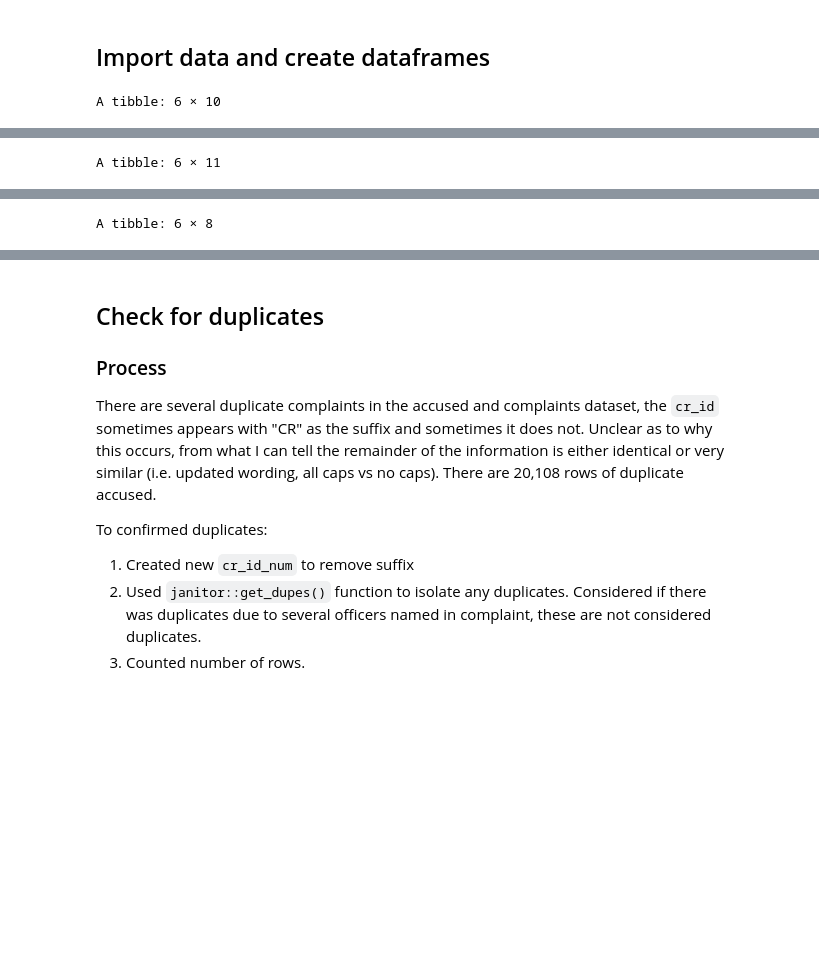
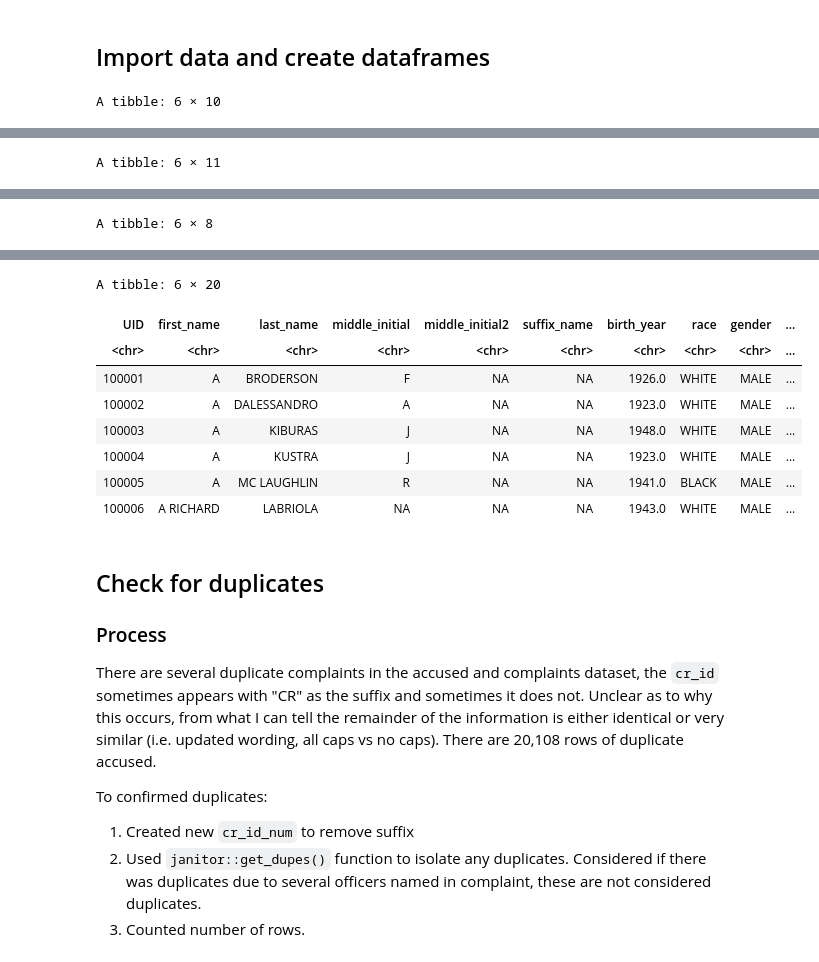
Before and after one commit to micahkwok/Group15, a Jupyter notebook: eda/EDA.ipynb, the cells around one changed output, grey strips where cells are left out. Saved outputs shown, nothing was run; the diff lists cells and outputs as text; code cells hidden in the pictures; blank space fills up the shorter version.

Commit message:
clean demographics_df

```diff
--- a/eda/EDA.ipynb
+++ b/eda/EDA.ipynb
@@ -42,39 +45,50 @@ The following objects are masked from 'package:base':
 accused_df <- read_csv("../data/accused.csv", col_type = paste(rep("c",10),collapse = ""))
 complaints_df <- read_csv("../data/complaints.csv", col_type = paste(rep("c",11),collapse = ""))
 salary_df <- read_csv("../data/salary.csv", col_types = paste(rep("c",8),collapse = ""))
+demographics_df <- read_csv("../data/demographics.csv", col_types = paste(rep("c",20), collapse = ""))
 # %%
 # See first few rows of DFs
 head(accused_df)
 head(complaints_df)
 head(salary_df)
+head(demographics_df)
 # %% [output]
 A tibble: 6 × 10
 | UID | complaint_category | complaint_code | cr_id | cv | final_finding | final_outcome | recc_finding | ... |
 | <chr> | <chr> | <chr> | <chr> | <chr> | <chr> | <chr> | <chr> | ... |
 | 130469.0 | SUPERVISOR RESPONSIBILITY: FAIL T... | 12D | C170981 | 1 | NS | NO ACTION TAKEN | NA | ... |
 | 103495.0 | EXCESSIVE FORCE: ARRESTEE - DURIN... | 05A | C170981 | 1 | NS | NO ACTION TAKEN | NA | ... |
 | 111845.0 | EXCESSIVE FORCE: ARRESTEE - DURIN... | 05A | C170981 | 1 | NS | NO ACTION TAKEN | NA | ... |
 | 126148.0 | EXCESSIVE FORCE: ARRESTEE - DURIN... | 05A | C170981 | 1 | NS | NO ACTION TAKEN | NA | ... |
 | 127906.0 | EXCESSIVE FORCE: ARRESTEE - DURIN... | 05A | C170981 | 1 | NS | NO ACTION TAKEN | NA | ... |
 | 117100.0 | EXCESSIVE FORCE: NO ARREST | 05D | C171131 | 1 | EX | NO ACTION TAKEN | NA | ... |
 A tibble: 6 × 11
 | cr_id | cv | incident_date | complaint_date | closed_date | add1 | add2 | beat | city | full_address | ... |
 | <chr> | <chr> | <chr> | <chr> | <chr> | <chr> | <chr> | <chr> | <chr> | <chr> | ... |
 | 1000194 | 2 | 2006-10-02 | 2006-10-02 | NA | 7809 | S SOUTH SHORE DR | 421.0 | CHICAGO IL | NA | ... |
 | 1000214 | 3 | 2006-10-03 | 2006-10-04 | 2010-12-23 | 7100 | South WESTERN AVE | 832.0 | CHICAGO ILLINOIS 60636 | NA | ... |
 | 1002796 | 3 | 2006-12-15 | 2007-01-18 | 2008-12-15 | 325 | North JEFFERSON ST | 1212.0 | CHICAGO ILLINOIS 60661 | NA | ... |
 | 1003786 | 3 | 2007-03-01 | 2007-03-02 | 2011-02-23 | NA | West 87TH ST | 834.0 | CHICAGO ILLINOIS 60652 | NA | ... |
 | 1005070 | 2 | 2007-04-20 | 2007-04-20 | NA | 4010 | W ERIE ST | 0.0 | CHICAGO IL | NA | ... |
 | 1005436 | 2 | 2005-05-15 | 2007-05-04 | NA | 4427 | S KARLOV AVE | 815.0 | CHICAGO IL 60632 | NA | ... |
 A tibble: 6 × 8
 | UID | pay_grade | rank | salary | year | spp_date | cleaned_rank | link_UID |
 | <chr> | <chr> | <chr> | <chr> | <chr> | <chr> | <chr> | <chr> |
 | 100011.0 | E|3 | SERGEANT | 101442.0 | 2016.0 | 2016-02-01 | SERGEANT | 3978.0 |
 | 100013.0 | E|3 | SERGEANT | 111474.0 | 2016.0 | 2016-06-01 | SERGEANT | 4443.0 |
 | 100014.0 | D|2A | POLICE OFFICER (ASSIGNED AS DETEC... | 76446.0 | 2007.0 | 2007-04-01 | DETECTIVE | 4879.0 |
 | 100027.0 | E|3 | SERGEANT | 98184.0 | 2016.0 | 2016-06-01 | SERGEANT | 16115.0 |
 | 100044.0 | D|2 | POLICE OFFICER (ASSIGNED AS EVIDE... | 61518.0 | 2004.0 | 2004-12-01 | POLICE OFFICER | 38.0 |
 | 100054.0 | D|2 | POLICE OFFICER/EXPLSV DETECT K9 H... | 87048.0 | 2011.0 | 2011-06-16 | POLICE OFFICER | 9432.0 |
+A tibble: 6 × 20
+| UID | first_name | last_name | middle_initial | middle_initial2 | suffix_name | birth_year | race | gender | ... |
+| <chr> | <chr> | <chr> | <chr> | <chr> | <chr> | <chr> | <chr> | <chr> | ... |
+| 100001 | A | BRODERSON | F | NA | NA | 1926.0 | WHITE | MALE | ... |
+| 100002 | A | DALESSANDRO | A | NA | NA | 1923.0 | WHITE | MALE | ... |
+| 100003 | A | KIBURAS | J | NA | NA | 1948.0 | WHITE | MALE | ... |
+| 100004 | A | KUSTRA | J | NA | NA | 1923.0 | WHITE | MALE | ... |
+| 100005 | A | MC LAUGHLIN | R | NA | NA | 1941.0 | BLACK | MALE | ... |
+| 100006 | A RICHARD | LABRIOLA | NA | NA | NA | 1943.0 | WHITE | MALE | ... |
 # %% [markdown]
 ## Check for duplicates
 
```
Also changed, not shown: parts of 4 cells of this notebook.
